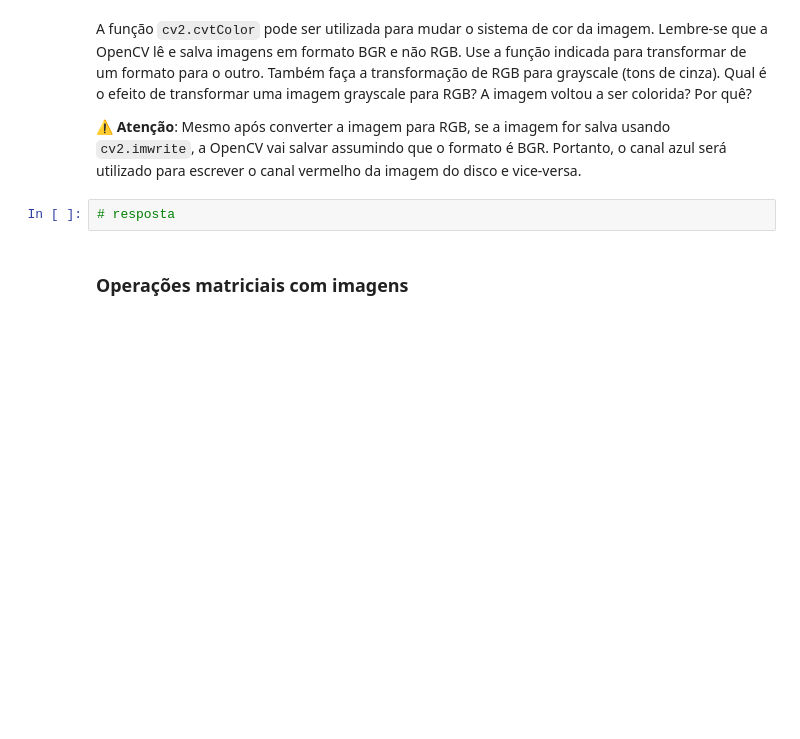
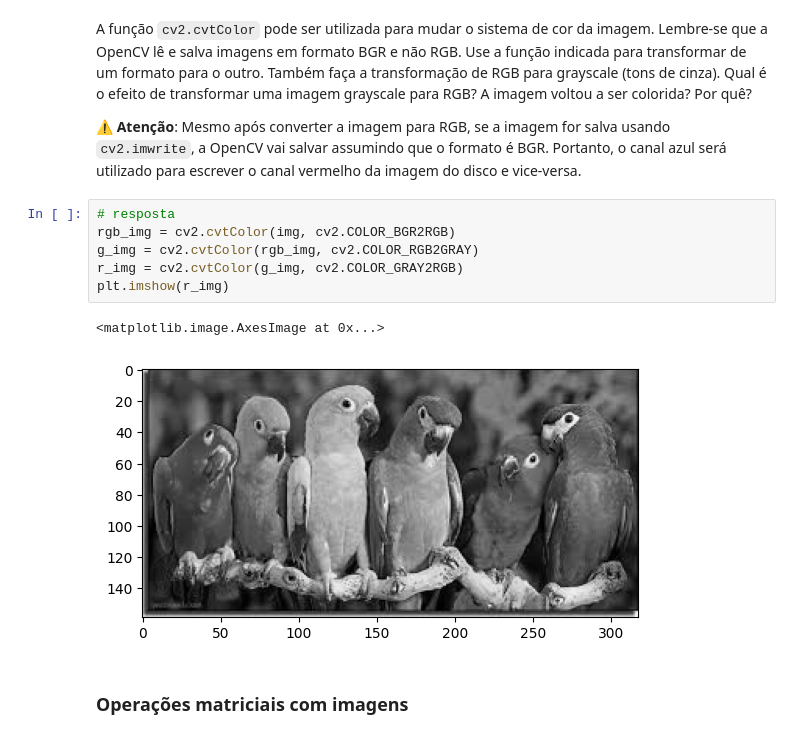
Before and after one commit to raphaelitos/Redes-Neurais-Labs, a Jupyter notebook: 02/02_02_arrays_e_imagens-especificacao.ipynb, the cells around one changed output. Drawn from its saved outputs; the diff is of its cells as text; blank space fills up the shorter version.

```diff
--- a/02/02_02_arrays_e_imagens-especificacao.ipynb
+++ b/02/02_02_arrays_e_imagens-especificacao.ipynb
@@ -183,6 +196,13 @@ A função `cv2.cvtColor` pode ser utilizada para mudar o sistema de cor da imag
 ⚠️ **Atenção**: Mesmo após converter a imagem para RGB, se a imagem for salva usando `cv2.imwrite`, a OpenCV vai salvar assumindo que o formato é BGR. Portanto, o canal azul será utilizado para escrever o canal vermelho da imagem do disco e vice-versa.
 # %%
 # resposta
+rgb_img = cv2.cvtColor(img, cv2.COLOR_BGR2RGB)
+g_img = cv2.cvtColor(rgb_img, cv2.COLOR_RGB2GRAY)
+r_img = cv2.cvtColor(g_img, cv2.COLOR_GRAY2RGB)
+plt.imshow(r_img)
+# %% [output]
+<matplotlib.image.AxesImage at 0x...>
+[figure, added]
 # %% [markdown]
 ### Operações matriciais com imagens
 # %% [markdown]
```
Also changed, not shown: parts of 10 cells of this notebook, 1 other file.
